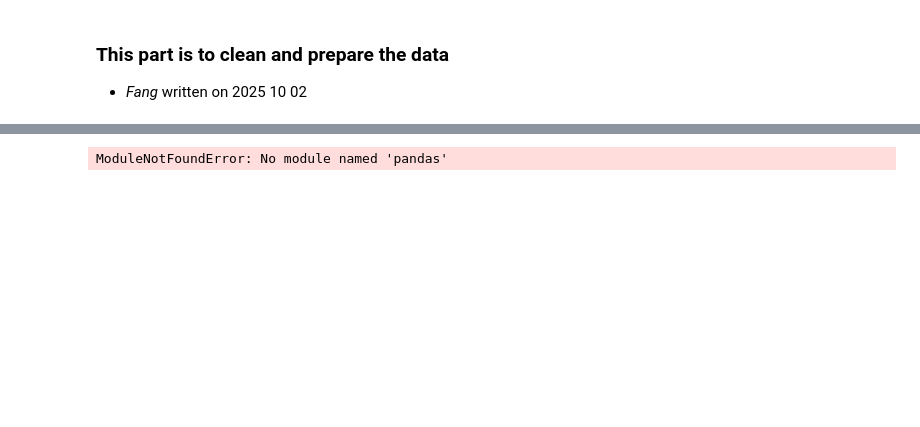
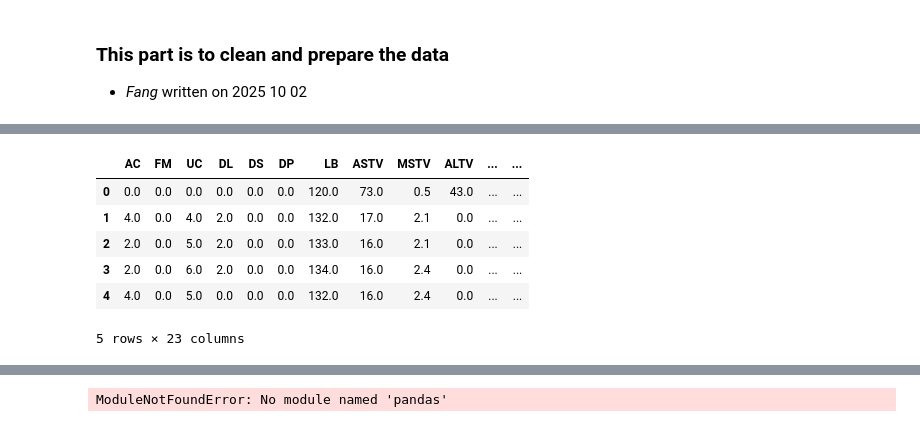
Before and after one commit to Kevin-Hou422/datathon2025FHT, a Jupyter notebook: Hackthon 2025 draft/notebooks/output_cleaned_data.ipynb, the cells around one changed output, grey strips where cells are left out. Drawn from its saved outputs; the diff is of its cells as text; code cells hidden in the pictures; blank space fills up the shorter version.

```diff
--- a/Hackthon 2025 draft/notebooks/output_cleaned_data.ipynb
+++ b/Hackthon 2025 draft/notebooks/output_cleaned_data.ipynb
@@ -29 +29,23 @@ ori_data.head()
 5 rows × 46 columns
+# %%
+try:
+    # Specify the columns you want to read using 'usecols'
+    columns_to_read = [
+        'LB', 'AC', 'FM', 'UC', 'DL', 'DS', 'DP', 'ASTV', 'MSTV', 'ALTV', 'MLTV',
+        'Width', 'Min', 'Max', 'Nmax', 'Nzeros', 'Mode', 'Mean', 'Median',
+        'Variance', 'Tendency', 'CLASS', 'NSP'
+    ]
+    useful_data = pd.read_excel('../data/CTG.xls', sheet_name='Data', skiprows=1, usecols=columns_to_read)
+    useful_data.head()
+except FileNotFoundError:
+    print(" 'CTG.xls' not found, check local path.")
+# %%
+useful_data.head()
+# %% [output]
+|  | AC | FM | UC | DL | DS | DP | LB | ASTV | MSTV | ALTV | ... | ... |
+| 0 | 0.0 | 0.0 | 0.0 | 0.0 | 0.0 | 0.0 | 120.0 | 73.0 | 0.5 | 43.0 | ... | ... |
+| 1 | 4.0 | 0.0 | 4.0 | 2.0 | 0.0 | 0.0 | 132.0 | 17.0 | 2.1 | 0.0 | ... | ... |
+| 2 | 2.0 | 0.0 | 5.0 | 2.0 | 0.0 | 0.0 | 133.0 | 16.0 | 2.1 | 0.0 | ... | ... |
+| 3 | 2.0 | 0.0 | 6.0 | 2.0 | 0.0 | 0.0 | 134.0 | 16.0 | 2.4 | 0.0 | ... | ... |
+| 4 | 4.0 | 0.0 | 5.0 | 0.0 | 0.0 | 0.0 | 132.0 | 16.0 | 2.4 | 0.0 | ... | ... |
+5 rows × 23 columns
```
Also changed, not shown: parts of 8 cells of this notebook, 5 other files.
